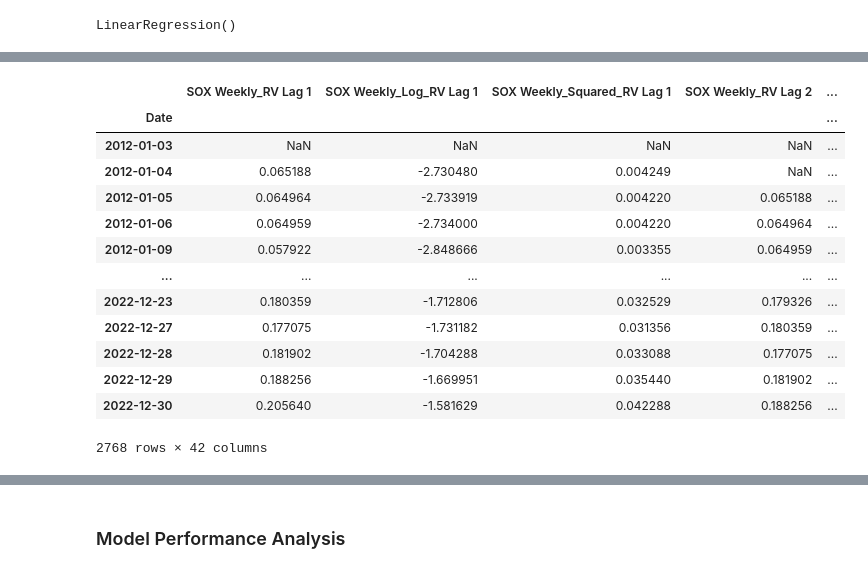
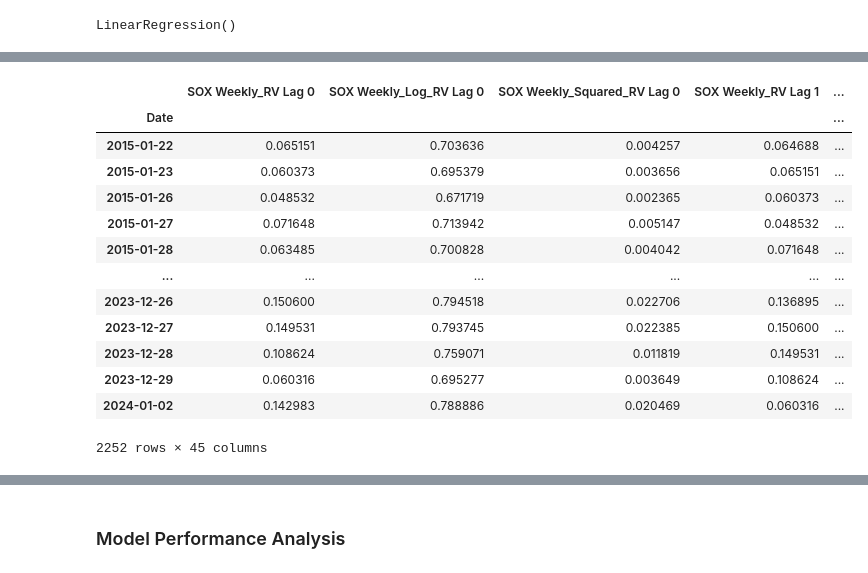
Before and after one commit to gjm826f8/NUS-FT5005-Project, a Jupyter notebook: Model.ipynb, the cells around one changed output, grey strips where cells are left out. Cells and saved outputs as stored; diff of their text form; code cells hidden in the pictures.

Commit message:
performance analysis / add sentiment features / add technical analysis indicators features / testing dataset is 2023 / add plot to new features

```diff
--- a/Model.ipynb
+++ b/Model.ipynb
@@ -9,10 +9,10 @@ import sklearn as sk
 from sklearn.model_selection import TimeSeriesSplit
 # %%
 # Download the data from Yahoo Finance (^SOX and ^VIX)
-start_date='2011-12-23'
-end_date='2023-01-11'
+start_date='2014-12-23'
+end_date='2024-01-11'
 
-data = yf.download('^SOX ^VIX', start=start_date, end=end_date, interval='1d')['Adj Close']
+data = yf.download('^SOX ^VIX', start=start_date, end=end_date, interval='1d')['Close']
 data.index = pd.to_datetime(data.index)
 data['^VIX^2'] = data['^VIX'].pow(2)
 
@@ -21,6 +21,7 @@ data['^SOX: Log_Returns'] = np.log(data['^SOX'].pct_change() + 1)
 data['^VIX: Log_Returns'] = np.log(data['^VIX'].pct_change() + 1)
 data['^VIX^2: Log_Returns'] = np.log(data['^VIX^2'].pct_change() + 1)
 
+# Calculate the backward/forward realized volatility (Weekly RV stands for the 5-day realized volatility)
 data['^SOX: Weekly_RV'] = np.sqrt((data['^SOX: Log_Returns']**2).rolling(5).sum())
 data['^SOX: Next_Weekly_RV'] = np.sqrt((data['^SOX: Log_Returns']**2).rolling(5).sum()).shift(-6)
 data = data.dropna()
@@ -121,16 +122,13 @@ def winsorize_data(data):
 def min_max_scale_data(data):
     return scaler.fit_transform(data)
 
-preprocessor = ColumnTransformer(
-    transformers=[
-        ('num', FunctionTransformer(winsorize_data), data.columns),
-        ('num2', FunctionTransformer(min_max_scale_data), data.columns)
-    ])
-
 def data_preprocess_transform(data):
+    preprocessor = ColumnTransformer(
+        transformers=[
+            ('num', FunctionTransformer(winsorize_data), data.columns),
+            ('num2', FunctionTransformer(min_max_scale_data), data.columns)
+        ])
     data_tmp = preprocessor.fit_transform(data)
-    return pd.DataFrame(data_tmp[:, :-1*len(data.columns)], columns=data.columns, index=data.index)
-
-data = data_preprocess_transform(data)
+    return pd.DataFrame(data_tmp[:, -1*len(data.columns):], columns=data.columns, index=data.index)
 # %% [markdown]
 ### Training and Testing Dataset Preparation
@@ -309,3 +327,2 @@ def lightgbm_train_performance(model_name, bool_new_data, new_features_data):
 # %%
-for i in range(10):
-    lightgbm_train_performance('Baseline', False, None)
+lightgbm_train_performance('Baseline', False, None)
@@ -320,27 +381,31 @@ for i in range(10):
 # %%
+# Replace the values of 'SOX Weekly_RV' less than 0.0001 with 0.0001 to prevent the log transformation from returning -inf
+data.loc[data['SOX Weekly_RV'] <= 0.0001, 'SOX Weekly_RV'] = 0.0001
+
 data_lag = pd.DataFrame()
-for i in range(1, 15):
-    # Add new columns name 'SOX Weekly_RV Lag' (8 periods lag)
+for i in range(0, 15):
+    # Add new columns name 'SOX Weekly_RV Lag' (14 periods lag)
     data_lag[f'SOX Weekly_RV Lag {i}'] = data['SOX Weekly_RV'].shift(i)
-    # Add new columns name 'SOX Weekly_Log_RV Lag' (8 periods lag)
+    # Add new columns name 'SOX Weekly_Log_RV Lag' (14 periods lag)
     data_lag[f'SOX Weekly_Log_RV Lag {i}'] = np.log(data['SOX Weekly_RV']).shift(i)
-    # Add new columns name 'SOX Weekly_Squared_RV Lag' (8 periods lag)
+    # Add new columns name 'SOX Weekly_Squared_RV Lag' (14 periods lag)
     data_lag[f'SOX Weekly_Squared_RV Lag {i}'] = (data['SOX Weekly_RV']**2).shift(i)
 
+data_lag = data_preprocess_transform(data_lag.dropna())
 data_lag
 # %% [output]
-|  | SOX Weekly_RV Lag 1 | SOX Weekly_Log_RV Lag 1 | SOX Weekly_Squared_RV Lag 1 | SOX Weekly_RV Lag 2 | ... |
+|  | SOX Weekly_RV Lag 0 | SOX Weekly_Log_RV Lag 0 | SOX Weekly_Squared_RV Lag 0 | SOX Weekly_RV Lag 1 | ... |
 | Date |  |  |  |  | ... |
-| 2012-01-03 | NaN | NaN | NaN | NaN | ... |
-| 2012-01-04 | 0.065188 | -2.730480 | 0.004249 | NaN | ... |
-| 2012-01-05 | 0.064964 | -2.733919 | 0.004220 | 0.065188 | ... |
-| 2012-01-06 | 0.064959 | -2.734000 | 0.004220 | 0.064964 | ... |
-| 2012-01-09 | 0.057922 | -2.848666 | 0.003355 | 0.064959 | ... |
+| 2015-01-22 | 0.065151 | 0.703636 | 0.004257 | 0.064688 | ... |
+| 2015-01-23 | 0.060373 | 0.695379 | 0.003656 | 0.065151 | ... |
+| 2015-01-26 | 0.048532 | 0.671719 | 0.002365 | 0.060373 | ... |
+| 2015-01-27 | 0.071648 | 0.713942 | 0.005147 | 0.048532 | ... |
+| 2015-01-28 | 0.063485 | 0.700828 | 0.004042 | 0.071648 | ... |
 | ... | ... | ... | ... | ... | ... |
-| 2022-12-23 | 0.180359 | -1.712806 | 0.032529 | 0.179326 | ... |
-| 2022-12-27 | 0.177075 | -1.731182 | 0.031356 | 0.180359 | ... |
-| 2022-12-28 | 0.181902 | -1.704288 | 0.033088 | 0.177075 | ... |
-| 2022-12-29 | 0.188256 | -1.669951 | 0.035440 | 0.181902 | ... |
-| 2022-12-30 | 0.205640 | -1.581629 | 0.042288 | 0.188256 | ... |
+| 2023-12-26 | 0.150600 | 0.794518 | 0.022706 | 0.136895 | ... |
+| 2023-12-27 | 0.149531 | 0.793745 | 0.022385 | 0.150600 | ... |
+| 2023-12-28 | 0.108624 | 0.759071 | 0.011819 | 0.149531 | ... |
+| 2023-12-29 | 0.060316 | 0.695277 | 0.003649 | 0.108624 | ... |
+| 2024-01-02 | 0.142983 | 0.788886 | 0.020469 | 0.060316 | ... |
-2768 rows × 42 columns
+2252 rows × 45 columns
 # %%
```
Also changed, not shown: parts of 32 cells of this notebook.
